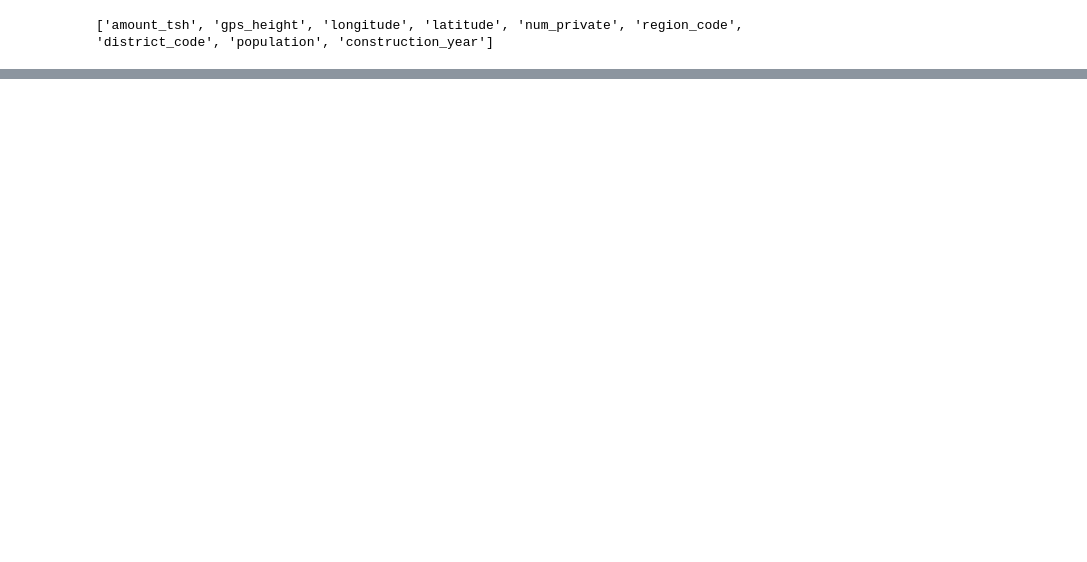
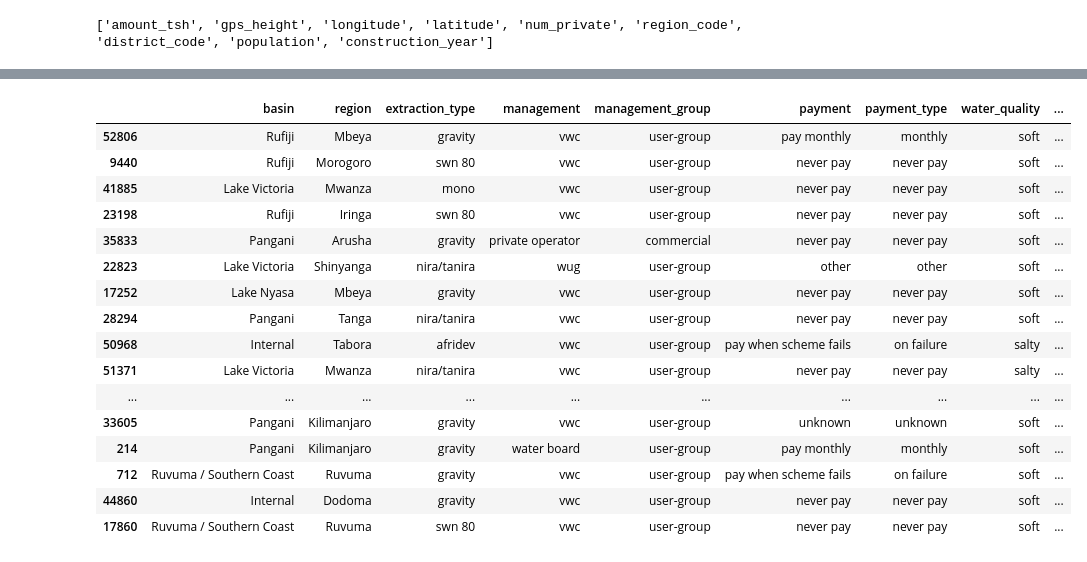
Before and after one commit to strangelycutlemon/DS-Unit-2-Regression-Classification, a Jupyter notebook: module4/assignment_regression_classification_4.ipynb, the cells around one changed output, grey strips where cells are left out. Saved outputs shown, nothing was run; the diff lists cells and outputs as text; code cells hidden in the pictures; blank space fills up the shorter version.

```diff
--- a/module4/assignment_regression_classification_4.ipynb
+++ b/module4/assignment_regression_classification_4.ipynb
@@ -312,0 +338,30 @@ model1.coef_, model2.coef_
+# %%
+# Look at cases where the model failed on training data.
+
+# I'm aware I'm in danger of introducing overfitting by doing this, but it
+# must be done as part of the iterative process.
+
+X_train_subset_copy = X_train_subset.copy()
+X_train_subset_copy['prediction'] = model2.predict(X_train_scaled)
+X_train_subset_copy['y_train'] = y_train
+X_train_subset_copy.head()
+failed = X_train_subset_copy[X_train_subset_copy['prediction'] != y_train]
+failed.head(40)
+# %% [output]
+|  | basin | region | extraction_type | management | management_group | payment | payment_type | water_quality | ... |
+| 52806 | Rufiji | Mbeya | gravity | vwc | user-group | pay monthly | monthly | soft | ... |
+| 9440 | Rufiji | Morogoro | swn 80 | vwc | user-group | never pay | never pay | soft | ... |
+| 41885 | Lake Victoria | Mwanza | mono | vwc | user-group | never pay | never pay | soft | ... |
+| 23198 | Rufiji | Iringa | swn 80 | vwc | user-group | never pay | never pay | soft | ... |
+| 35833 | Pangani | Arusha | gravity | private operator | commercial | never pay | never pay | soft | ... |
+| 22823 | Lake Victoria | Shinyanga | nira/tanira | wug | user-group | other | other | soft | ... |
+| 17252 | Lake Nyasa | Mbeya | gravity | vwc | user-group | never pay | never pay | soft | ... |
+| 28294 | Pangani | Tanga | nira/tanira | vwc | user-group | never pay | never pay | soft | ... |
+| 50968 | Internal | Tabora | afridev | vwc | user-group | pay when scheme fails | on failure | salty | ... |
+| 51371 | Lake Victoria | Mwanza | nira/tanira | vwc | user-group | never pay | never pay | salty | ... |
+| ... | ... | ... | ... | ... | ... | ... | ... | ... | ... |
+| 33605 | Pangani | Kilimanjaro | gravity | vwc | user-group | unknown | unknown | soft | ... |
+| 214 | Pangani | Kilimanjaro | gravity | water board | user-group | pay monthly | monthly | soft | ... |
+| 712 | Ruvuma / Southern Coast | Ruvuma | gravity | vwc | user-group | pay when scheme fails | on failure | soft | ... |
+| 44860 | Internal | Dodoma | gravity | vwc | user-group | never pay | never pay | soft | ... |
+| 17860 | Ruvuma / Southern Coast | Ruvuma | swn 80 | vwc | user-group | never pay | never pay | soft | ... |
```
Also changed, not shown: parts of 5 cells of this notebook.
